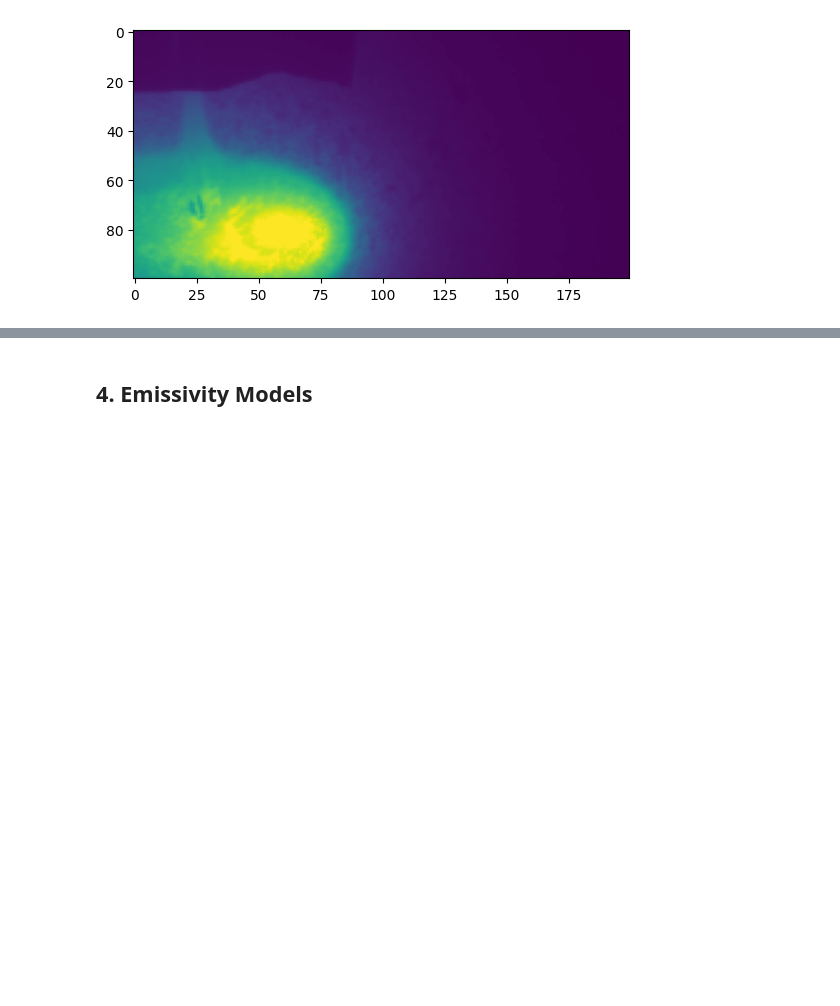
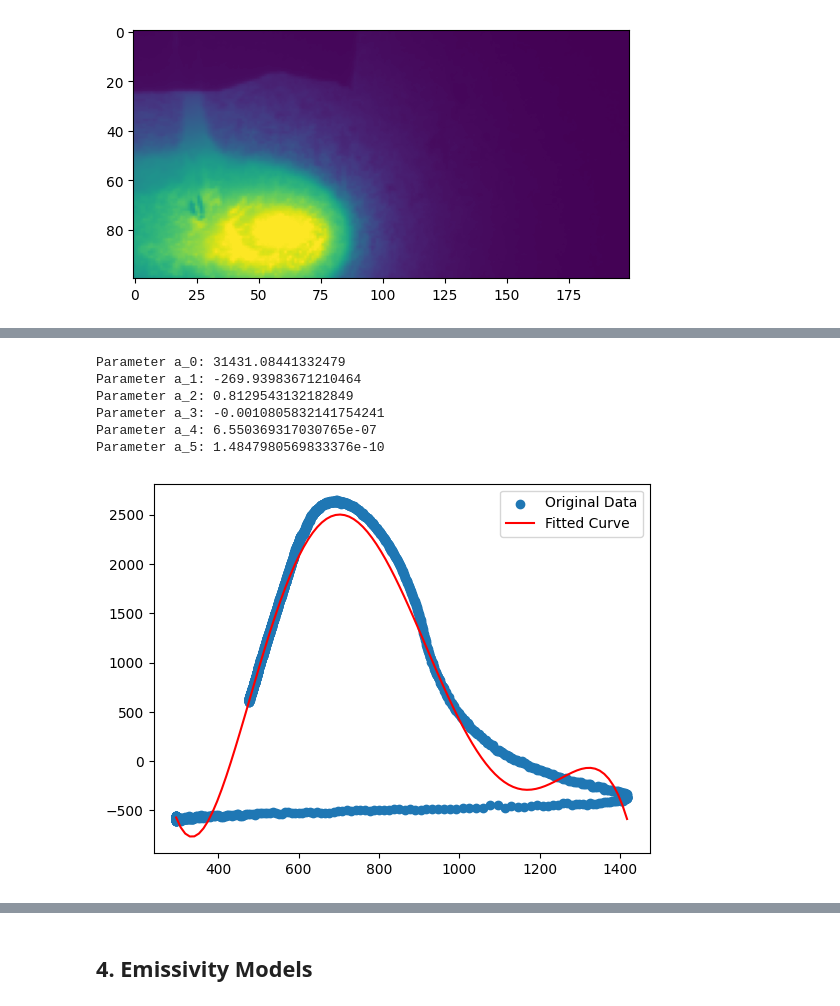
Before and after one commit to KaushalTimilsina/ResearchProject, a Jupyter notebook: Integration.ipynb, the cells around one changed output, grey strips where cells are left out. Drawn from its saved outputs; the diff is of its cells as text; code cells hidden in the pictures; blank space fills up the shorter version.

Commit message:
started working on doing integration using an emissivity model

```diff
--- a/Integration.ipynb
+++ b/Integration.ipynb
@@ -965,0 +1012,37 @@ plt.imshow(all_pixels_at_max_frame)
+# %%
+nonlinear_model = lambda x, a_0,a_1,a_2,a_3,a_4,a_5: - a_5 * x**5 + a_4 * x**4 + a_3 * x**3 + a_2 * x**2 + a_1 * x + a_0
+
+# Initial guess for parameters a and b
+initial_guess = [1, -10]
+
+# Use curve_fit to perform non-linear regression
+#params, covariance = sp.optimize.curve_fit(nonlinear_model, T_couple1_10_cm_min, small_camera_data, p0=initial_guess)
+params, covariance = sp.optimize.curve_fit(nonlinear_model, T_couple1_10_cm_min, small_camera_data)
+
+# Extract the parameters
+a_0,a_1,a_2,a_3,a_4,a_5 = params
+
+# Print the results
+print(f'Parameter a_0: {a_0}')
+print(f'Parameter a_1: {a_1}')
+print(f'Parameter a_2: {a_2}')
+print(f'Parameter a_3: {a_3}')
+print(f'Parameter a_4: {a_4}')
+print(f'Parameter a_5: {a_5}')
+
+# Plot the original data and the fitted curve
+x_fit = np.linspace(min(T_couple1_10_cm_min), max(T_couple1_10_cm_min), 100)
+y_fit = nonlinear_model(x_fit, a_0,a_1,a_2,a_3,a_4,a_5)
+
+plt.scatter(T_couple1_10_cm_min, small_camera_data, label='Original Data')
+plt.plot(x_fit, y_fit, label='Fitted Curve', color='red')
+plt.legend()
+plt.show()
+# %% [output]
+Parameter a_0: 31431.08441332479
+Parameter a_1: -269.93983671210464
+Parameter a_2: 0.8129543132182849
+Parameter a_3: -0.0010805832141754241
+Parameter a_4: 6.550369317030765e-07
+Parameter a_5: 1.4847980569833376e-10
+[figure, added]
```
Also changed, not shown: parts of 26 cells of this notebook.
